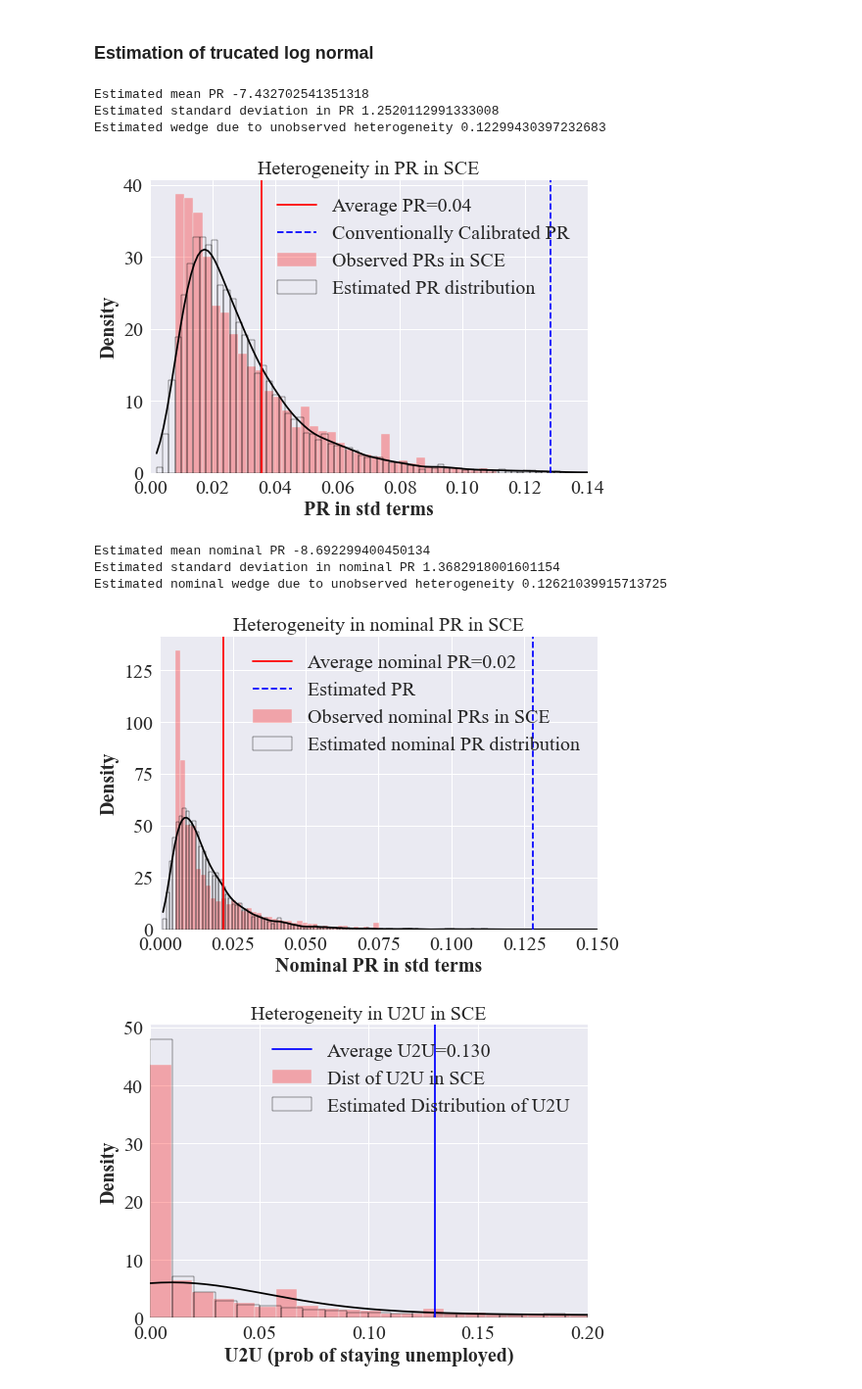
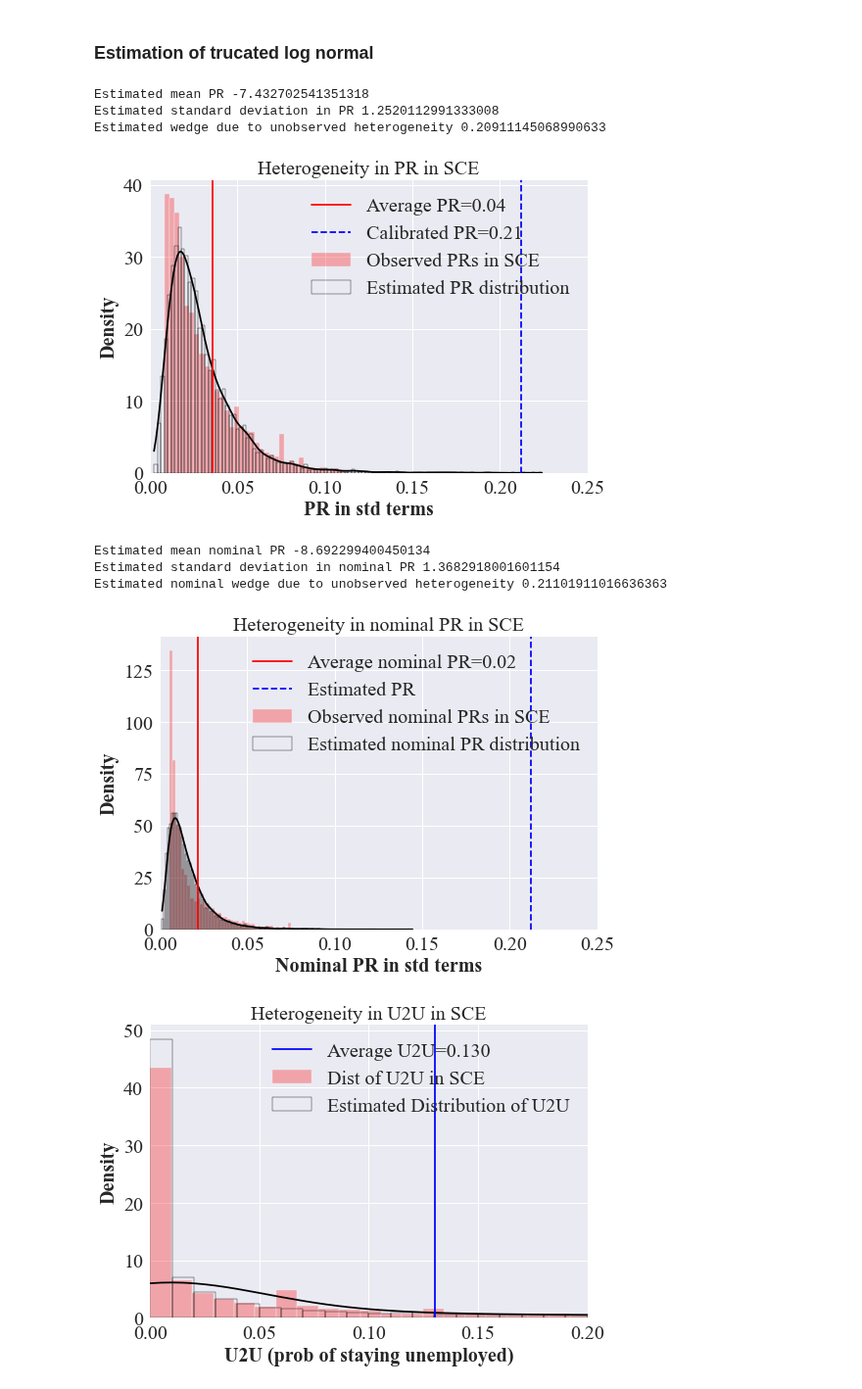
Before and after one commit to iworld1991/PIR, a Jupyter notebook: WorkingFolder/PythonCode/HeterogeneousRisksEstMain.ipynb, the cells around one changed output. Shown at 98% size. Cells and saved outputs as stored; diff of their text form; code cells hidden in the pictures.

Commit message:
use 0.15 as benchmark calibrated PR in the plot and to compute unobserved heterogeneity

```diff
--- a/WorkingFolder/PythonCode/HeterogeneousRisksEstMain.ipynb
+++ b/WorkingFolder/PythonCode/HeterogeneousRisksEstMain.ipynb
@@ -220,9 +220,9 @@ SCE_av.corr()
 # %%
 ## some commonly used parameters, e.g. from Low et al.
 
-sigma_perm_Low_est = 0.1
+sigma_perm_Low_est = 0.15
 print('Estimated perm risk', str(sigma_perm_Low_est))
-sigma_tran_Low_est = 0.08
+sigma_tran_Low_est = 0.15
 print('Estimated tran risk', str(sigma_tran_Low_est))
 est_PR_Low = sigma_perm_Low_est**2 + sigma_tran_Low_est**2
 print('Implied Estimated PR in std term', str(np.sqrt(est_PR_Low)))
@@ -376,7 +376,7 @@ PRs_sim_simple = np.exp(np.random.randn(10000)*sigma_PR_est_SCE+mu_PR_est_SCE)
 # %% [output]
 Estimated mean PR -7.432702541351318
 Estimated standard deviation in PR 1.2520112991333008
-Estimated wedge due to unobserved heterogeneity 0.12299430397232683
+Estimated wedge due to unobserved heterogeneity 0.20911145068990633
 # %%
 ## plot simulated data based on log normal estimates and the observed PRs
 
@@ -399,36 +399,36 @@ plt.title('Heterogeneity in PR in SCE')
 sns.histplot(np.sqrt(PR_ind_av),
              color="red",
              kde= False,
              stat="density",
              label='Observed PRs in SCE',
              linewidth= 0.4,
              fill = True,
             alpha =0.3)
 
 
 sns.histplot(np.sqrt(PRs_sim_simple),
              color="black",
              kde=True,
              stat="density",
              label='Estimated PR distribution',
              linewidth= 0.4,
              fill = False)
 
 plt.axvline(np.sqrt(av_PR_SCE),
             color='red',
             label='Average PR={:.2f}'.format(np.sqrt(av_PR_SCE)))
 
 plt.axvline(np.sqrt(est_PR_Low),
             linestyle='--',
             color='blue',
-            label='Conventionally Calibrated PR')
+            label='Calibrated PR={:.2f}'.format(np.mean(np.sqrt(est_PR_Low))))
 
-plt.xlim([0.0,0.14])
+plt.xlim([0.0,0.25])
 plt.xlabel('PR in std terms')
 plt.legend(loc=1)
 plt.savefig('../Graphs/sce/log_normal_pr_fit.pdf')
 # %% [output]
-[figure, old version]
+[figure, new version]
 # %%
 ## estimating the parameters using SCE
 
@@ -447,7 +447,7 @@ PRns_sim_simple = np.exp(np.random.randn(10000)*sigma_PRn_est_SCE+mu_PRn_est_SCE
 # %% [output]
 Estimated mean nominal PR -8.692299400450134
 Estimated standard deviation in nominal PR 1.3682918001601154
-Estimated nominal wedge due to unobserved heterogeneity 0.12621039915713725
+Estimated nominal wedge due to unobserved heterogeneity 0.21101911016636363
 # %%
 ## plot simulated data based on log normal estimates and the observed PRs
 
@@ -493,12 +493,12 @@ plt.axvline(np.sqrt(est_PR_Low),
             color='blue',
             label='Estimated PR')
 
-plt.xlim([0.0,0.15])
+plt.xlim([0.0,0.25])
 plt.xlabel('Nominal PR in std terms')
 plt.legend(loc=1)
 plt.savefig('../Graphs/sce/log_normal_npr_fit.pdf')
 # %% [output]
-[figure, old version]
+[figure, new version]
 # %%
 ## estimating the parameters using SCE U2U and E2E
 
```
Also changed, not shown: parts of 5 cells of this notebook, 1 other file.
